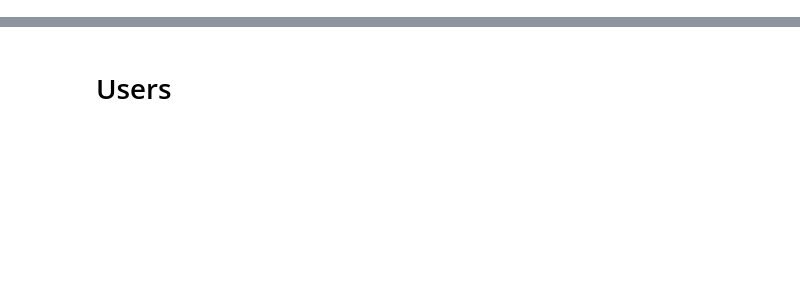
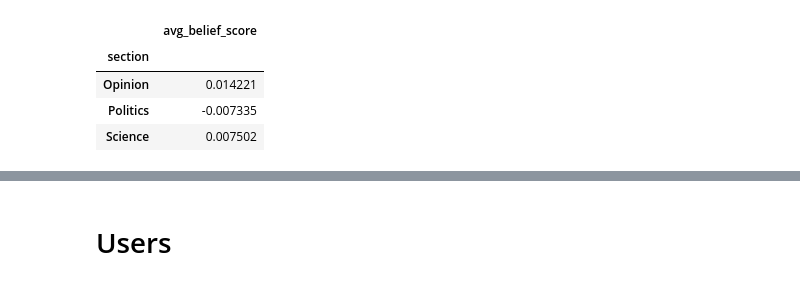
Before and after one commit to JanaLasser/new-ontology-of-truth, a Jupyter notebook: code/analysis/descriptive_dataset_statistics.ipynb, the cells around one changed output, grey strips where cells are left out. Saved outputs shown, nothing was run; the diff lists cells and outputs as text; code cells hidden in the pictures; blank space fills up the shorter version.

```diff
--- a/code/analysis/descriptive_dataset_statistics.ipynb
+++ b/code/analysis/descriptive_dataset_statistics.ipynb
@@ -16,0 +58,12 @@ indgrey = "#696969"
+# %%
+# calculate corpus means for belief-speaking and truth-seeking similarity
+belief_corpus_mean = abstracts["avg_belief_score"].mean()
+truth_corpus_mean = abstracts["avg_truth_score"].mean()
+# %%
+abstracts[["section", "avg_belief_score"]].groupby("section").mean() - belief_corpus_mean
+# %% [output]
+|  | avg_belief_score |
+| section |  |
+| Opinion | 0.014221 |
+| Politics | -0.007335 |
+| Science | 0.007502 |
```
Also changed, not shown: parts of 53 cells of this notebook, 1 other file.
